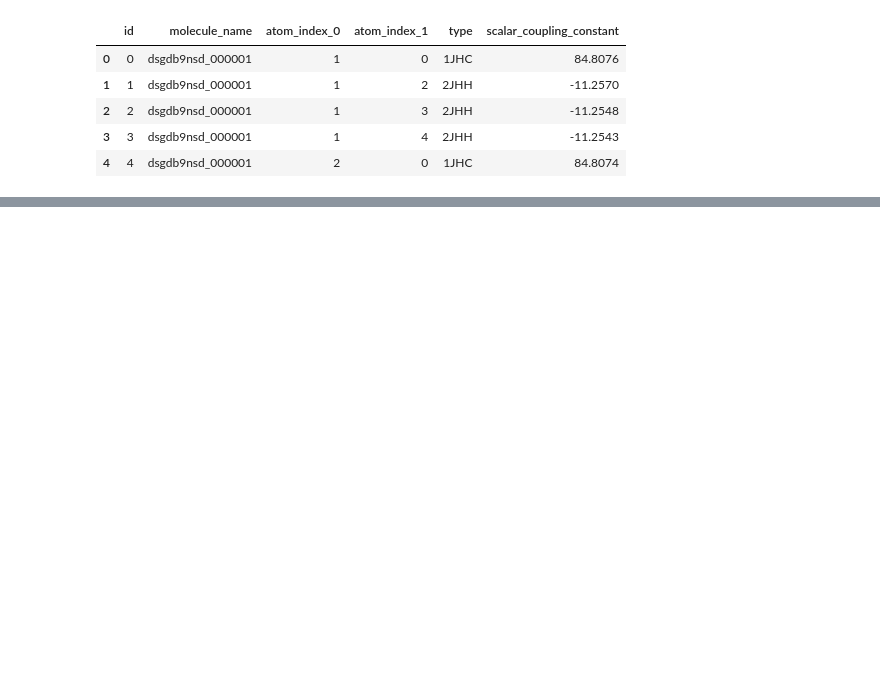
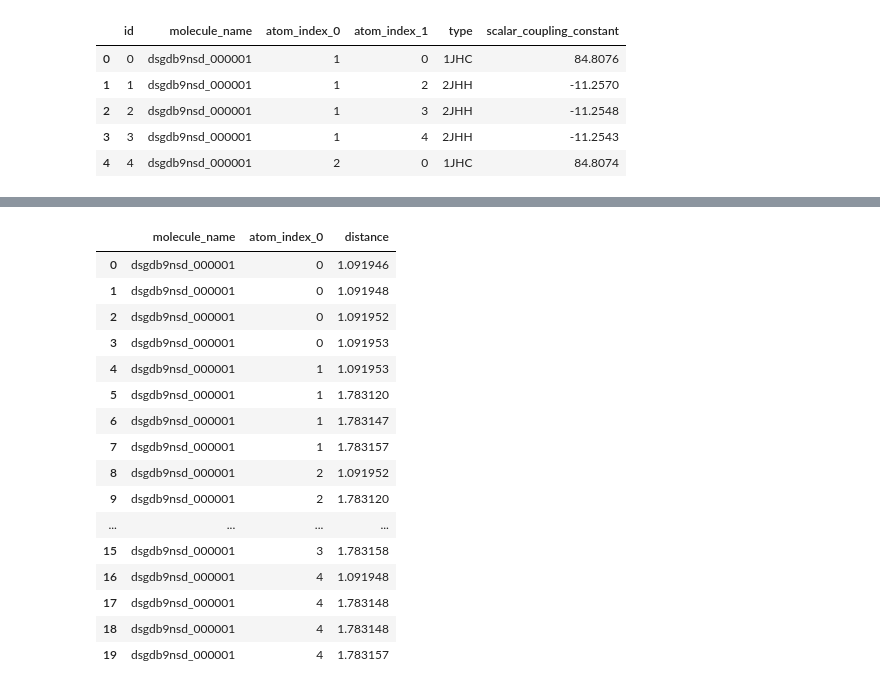
Before and after one commit to ykskks/Kaggle-Predicting-Molecular-Properties, a Jupyter notebook: notebooks/test.ipynb, the cells around one changed output, grey strips where cells are left out. Saved outputs shown, nothing was run; the diff lists cells and outputs as text; code cells hidden in the pictures; blank space fills up the shorter version.

```diff
--- a/notebooks/test.ipynb
+++ b/notebooks/test.ipynb
@@ -90,0 +43,3 @@ sns.countplot(train['type'])
+# %%
+df_distance = df_distance[df_distance['atom_index_0'] != df_distance['atom_index_1']]
+df_distance.head()
@@ -90,0 +53,3 @@ sns.countplot(train['type'])
+# %%
+df_distance['distance'] = np.linalg.norm(df_distance[['x_0', 'y_0', 'z_0']].values -
+                                                df_distance[['x_1', 'y_1',  'z_1']].values, axis=1, ord = 2)
@@ -90,0 +70,24 @@ sns.countplot(train['type'])
+# %%
+tmp = df_distance.groupby(['molecule_name', 'atom_index_0'])['distance'].nsmallest(10)
+# %%
+tmp_2 = tmp.reset_index()[['molecule_name', 'atom_index_0', 'distance']].head(100)
+# %%
+tmp_2.head(20)
+# %% [output]
+|  | molecule_name | atom_index_0 | distance |
+| 0 | dsgdb9nsd_000001 | 0 | 1.091946 |
+| 1 | dsgdb9nsd_000001 | 0 | 1.091948 |
+| 2 | dsgdb9nsd_000001 | 0 | 1.091952 |
+| 3 | dsgdb9nsd_000001 | 0 | 1.091953 |
+| 4 | dsgdb9nsd_000001 | 1 | 1.091953 |
+| 5 | dsgdb9nsd_000001 | 1 | 1.783120 |
+| 6 | dsgdb9nsd_000001 | 1 | 1.783147 |
+| 7 | dsgdb9nsd_000001 | 1 | 1.783157 |
+| 8 | dsgdb9nsd_000001 | 2 | 1.091952 |
+| 9 | dsgdb9nsd_000001 | 2 | 1.783120 |
+| ... | ... | ... | ... |
+| 15 | dsgdb9nsd_000001 | 3 | 1.783158 |
+| 16 | dsgdb9nsd_000001 | 4 | 1.091948 |
+| 17 | dsgdb9nsd_000001 | 4 | 1.783148 |
+| 18 | dsgdb9nsd_000001 | 4 | 1.783148 |
+| 19 | dsgdb9nsd_000001 | 4 | 1.783157 |
```
Also changed, not shown: parts of 28 cells of this notebook.
